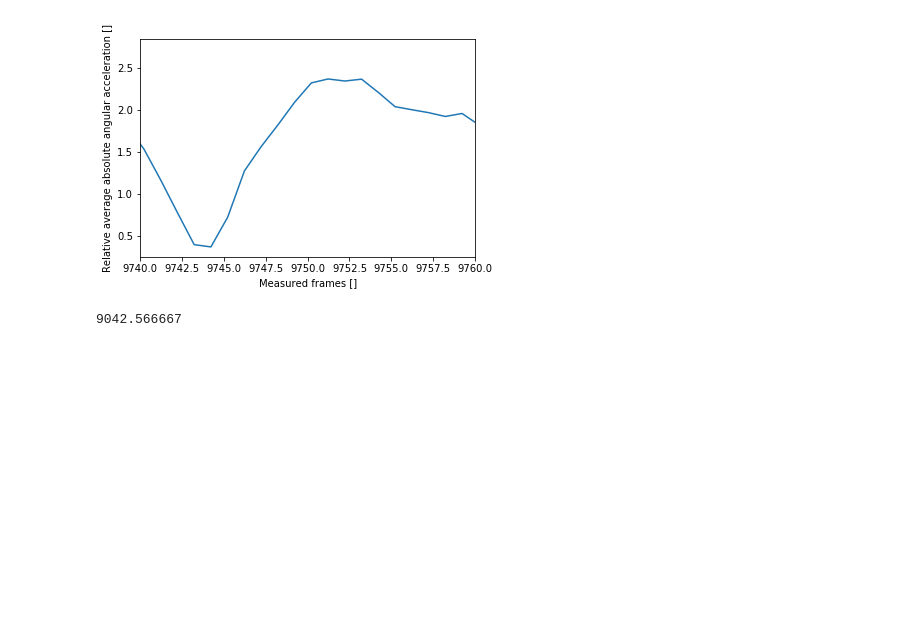
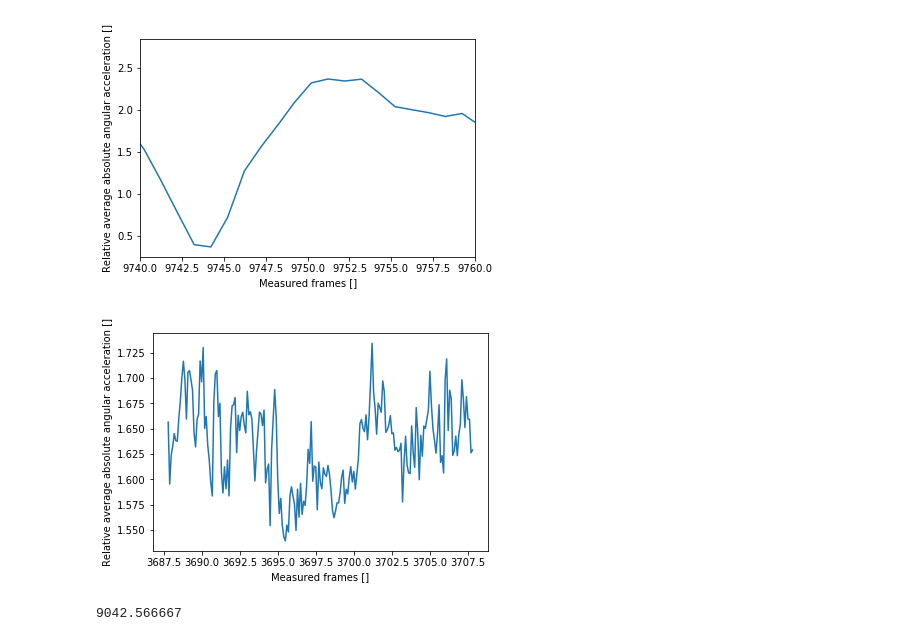
Before and after one commit to yossato/virtualGimbal, a Jupyter notebook: post_processing_software/jupyter/syncronize.ipynb, the cells around one changed output. Drawn from its saved outputs; the diff is of its cells as text; code cells hidden in the pictures; blank space fills up the shorter version.

```diff
--- a/post_processing_software/jupyter/syncronize.ipynb
+++ b/post_processing_software/jupyter/syncronize.ipynb
@@ -52,6 +52,12 @@ plotR4a(d,ratio)
 plotR4a(d,ratio,[9740,9760])
 # %% [output]
 [figure]
+# %%
+d,ratio = openCSV('../build/aaaa_ratio_0.csv')
+
+plotR4a(d,ratio)
+# %% [output]
+[figure, added]
 # %%
 min(d)
 # %% [output]
```
Also changed, not shown: 2 other files.
